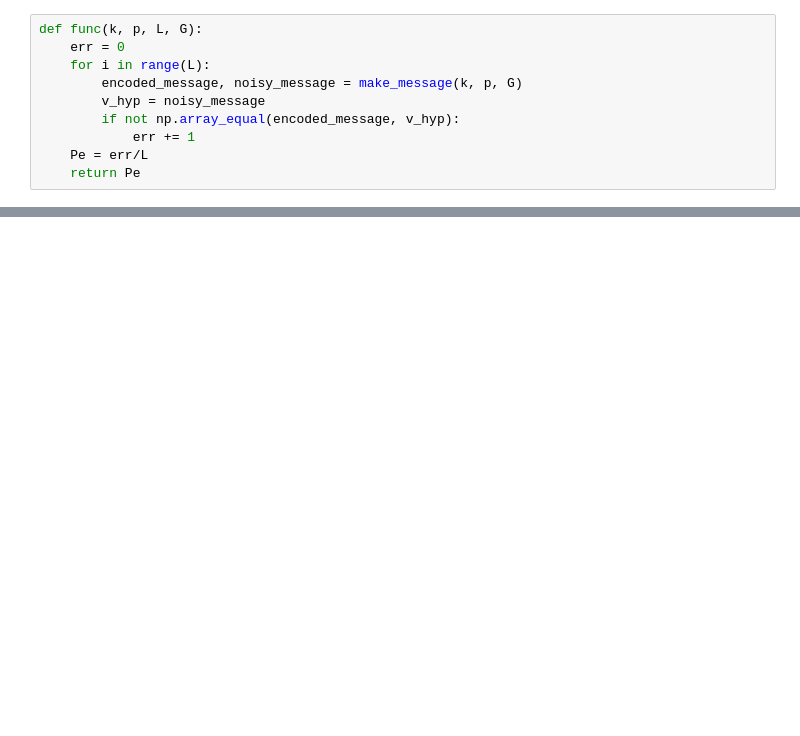
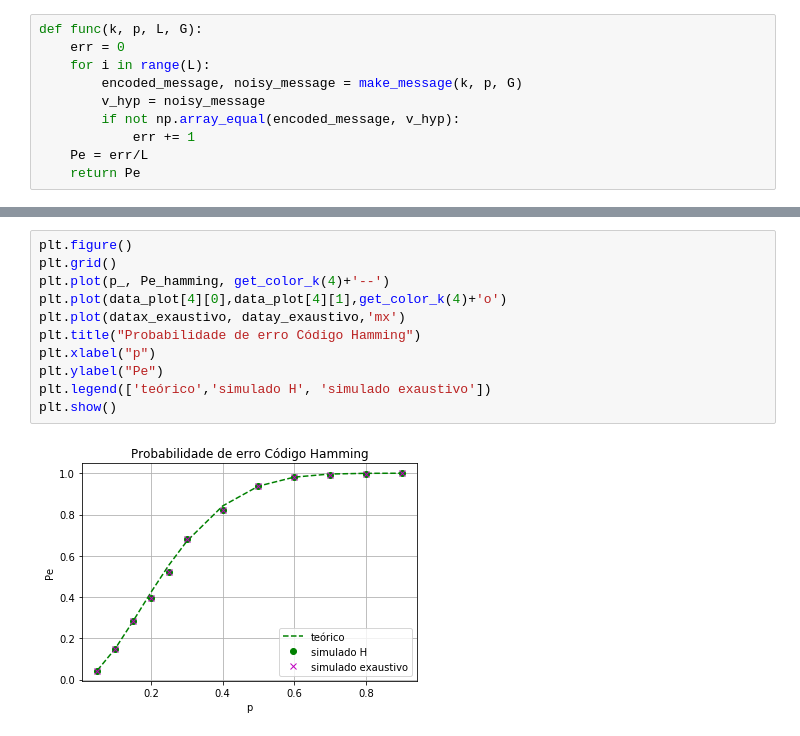
Before and after one commit to alucassch/HW1_EEL7416, a Jupyter notebook: hw1_intro_cod.ipynb, the cells around one changed output, grey strips where cells are left out. Cells and saved outputs as stored; diff of their text form; blank space fills up the shorter version.

```diff
--- a/hw1_intro_cod.ipynb
+++ b/hw1_intro_cod.ipynb
@@ -260,0 +343,13 @@ k = 7 -> 7/7
+# %%
+plt.figure()
+plt.grid()
+plt.plot(p_, Pe_hamming, get_color_k(4)+'--')
+plt.plot(data_plot[4][0],data_plot[4][1],get_color_k(4)+'o')
+plt.plot(datax_exaustivo, datay_exaustivo,'mx')
+plt.title("Probabilidade de erro Código Hamming")
+plt.xlabel("p")
+plt.ylabel("Pe")
+plt.legend(['teórico','simulado H', 'simulado exaustivo'])
+plt.show()
+# %% [output]
+[figure, added]
```
Also changed, not shown: parts of 17 cells of this notebook.
